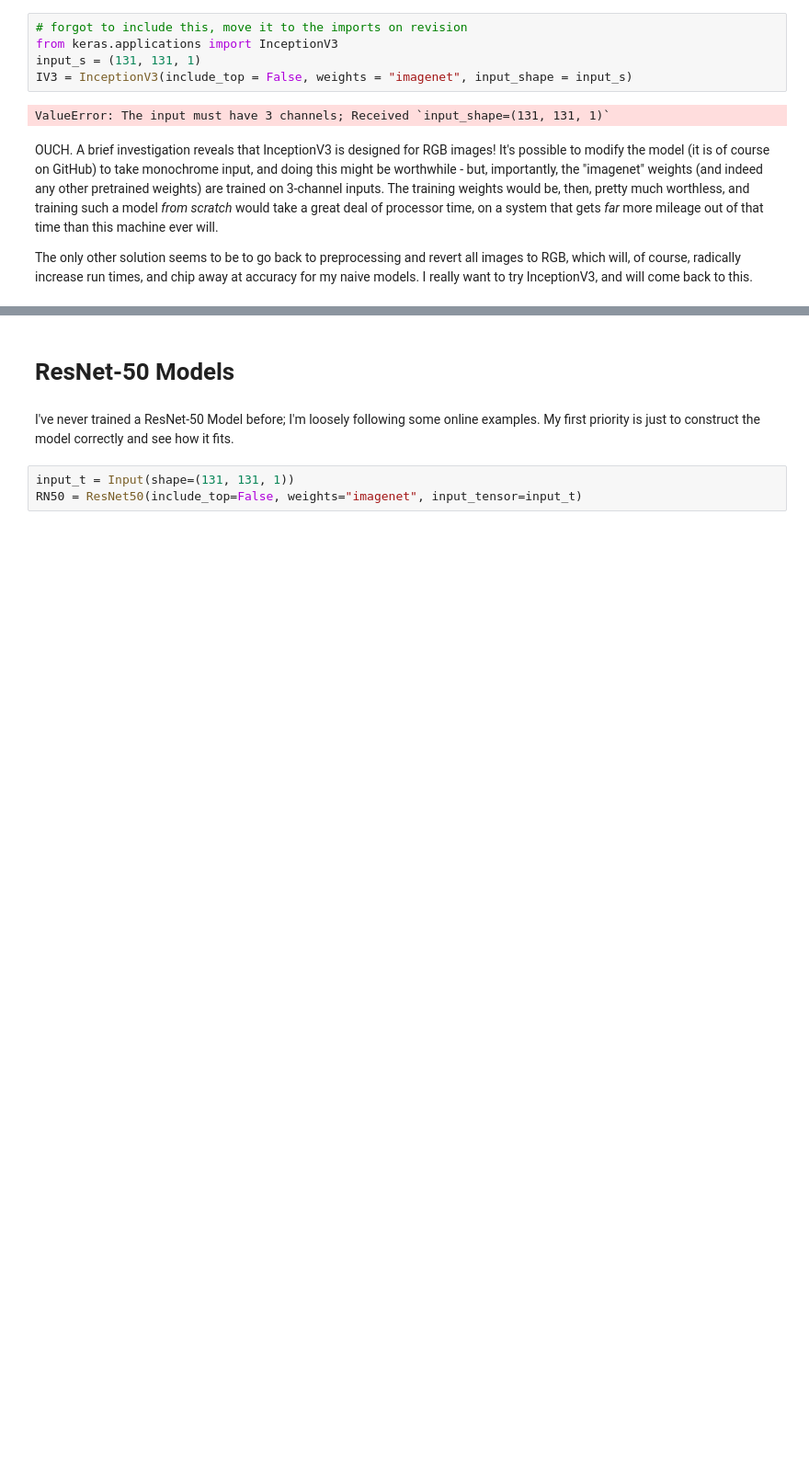
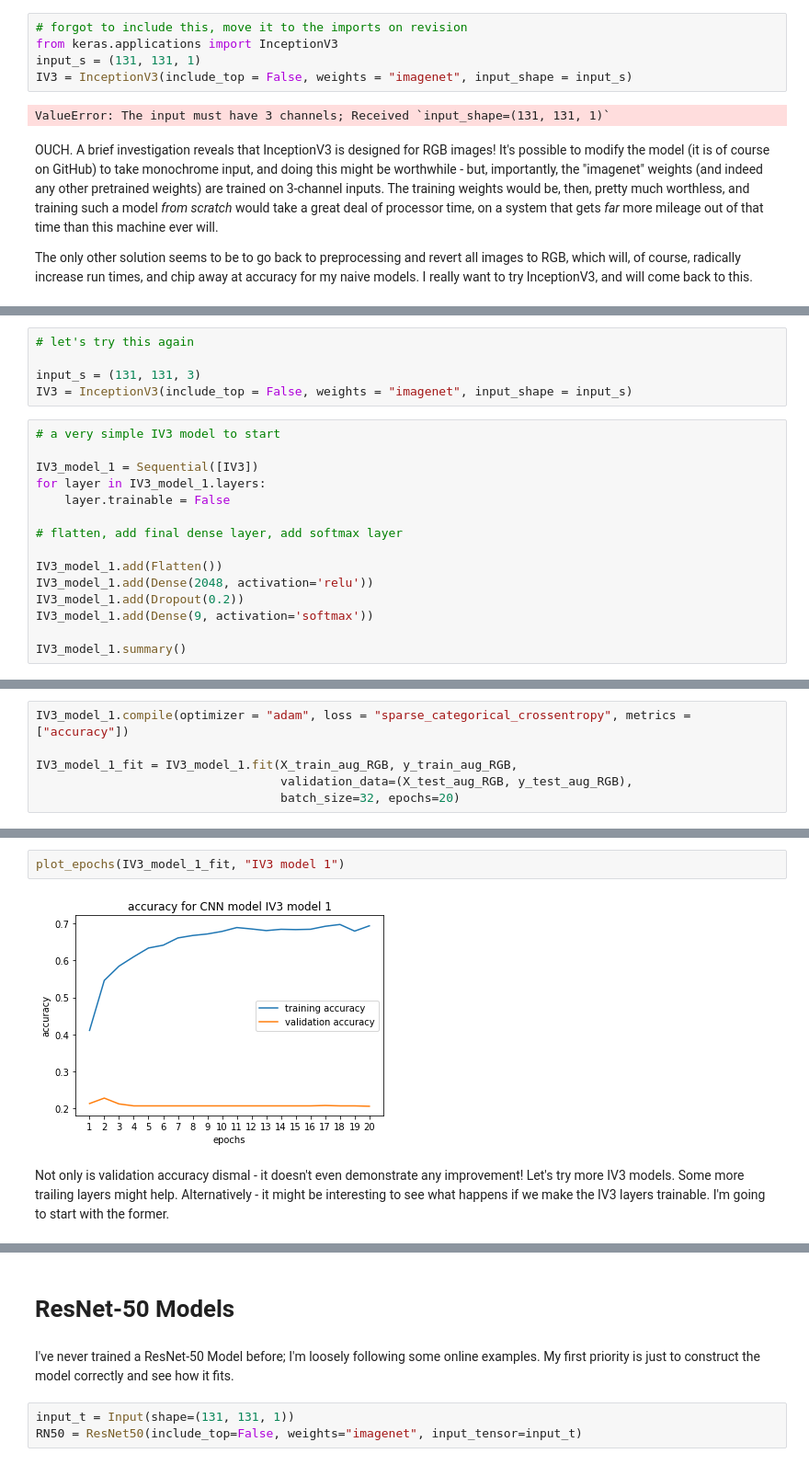
Before and after one commit to skizlik/waste-classification, a Jupyter notebook: Real Waste Modeling.ipynb, the cells around one changed output, grey strips where cells are left out. Shown: that part at 92% size. Drawn from its saved outputs; the diff is of its cells as text; blank space fills up the shorter version.

```diff
--- a/Real Waste Modeling.ipynb
+++ b/Real Waste Modeling.ipynb
@@ -415,0 +444,20 @@ The only other solution seems to be to go back to preprocessing and revert all i
+# %%
+# let's try this again
+
+input_s = (131, 131, 3)
+IV3 = InceptionV3(include_top = False, weights = "imagenet", input_shape = input_s)
+# %%
+# a very simple IV3 model to start
+
+IV3_model_1 = Sequential([IV3])
+for layer in IV3_model_1.layers:
+    layer.trainable = False
+
+# flatten, add final dense layer, add softmax layer
+
+IV3_model_1.add(Flatten())
+IV3_model_1.add(Dense(2048, activation='relu'))
+IV3_model_1.add(Dropout(0.2))
+IV3_model_1.add(Dense(9, activation='softmax'))
+
+IV3_model_1.summary()
@@ -415,0 +484,6 @@ The only other solution seems to be to go back to preprocessing and revert all i
+# %%
+IV3_model_1.compile(optimizer = "adam", loss = "sparse_categorical_crossentropy", metrics = ["accuracy"])
+
+IV3_model_1_fit = IV3_model_1.fit(X_train_aug_RGB, y_train_aug_RGB,
+                                  validation_data=(X_test_aug_RGB, y_test_aug_RGB),
+                                  batch_size=32, epochs=20)
@@ -415,0 +508,6 @@ The only other solution seems to be to go back to preprocessing and revert all i
+# %%
+plot_epochs(IV3_model_1_fit, "IV3 model 1")
+# %% [output]
+[figure, added]
+# %% [markdown]
+Not only is validation accuracy dismal - it doesn't even demonstrate any improvement!  Let's try more IV3 models.  Some more trailing layers might help.  Alternatively - it might be interesting to see what happens if we make the IV3 layers trainable.  I'm going to start with the former.
```
Also changed, not shown: parts of 42 cells of this notebook.
